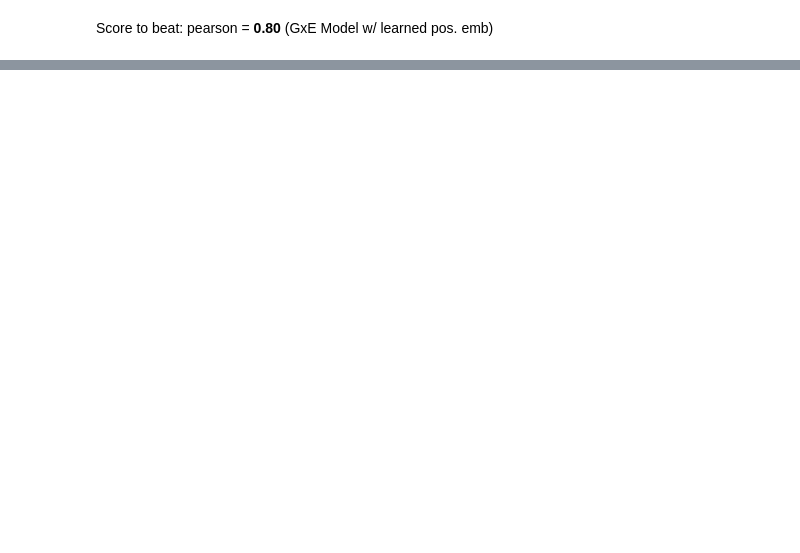
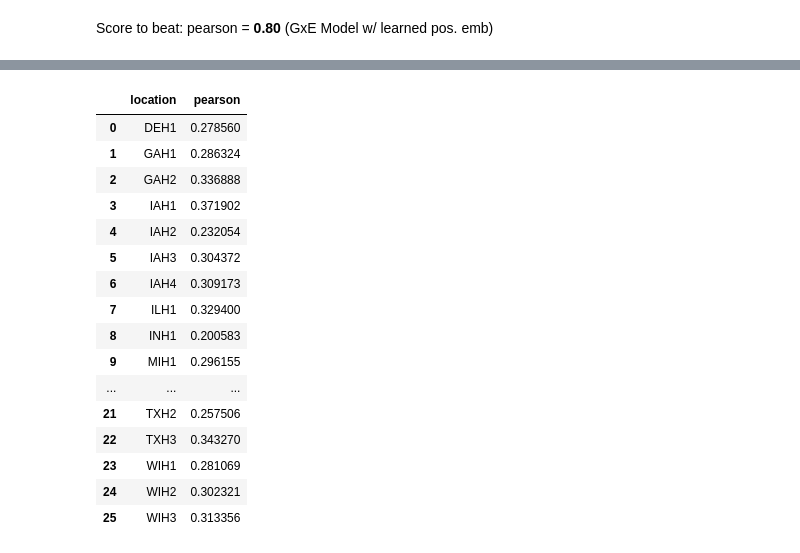
Before and after one commit to Jacobson-CompSysBio/GP-Transformer, a Jupyter notebook: notebooks/eval.ipynb, the cells around one changed output, grey strips where cells are left out. Drawn from its saved outputs; the diff is of its cells as text; code cells hidden in the pictures; blank space fills up the shorter version.

```diff
--- a/notebooks/eval.ipynb
+++ b/notebooks/eval.ipynb
@@ -121,0 +98,34 @@ array([ 8.15989494,  6.86074972, 10.88579655, ..., 12.35618782,
+# %%
+# get locations
+locations = pd.read_csv('../data/maize_data_2014-2022_vs_2023_v2/location_2023.csv')
+location_names = list(np.unique(locations['Field_Location']))
+locations['actual'] = actuals
+locations['pred'] = preds
+# %%
+location_results_df = pd.DataFrame({'location':[],
+                                    'pearson':[]})
+for location in location_names:
+    subset = locations[locations['Field_Location'] == location]
+    pcc = pearsonr(subset['actual'], subset['pred'])[0]
+    new_result = pd.DataFrame({'location': [location], 'pearson': [pcc]})
+    location_results_df = pd.concat([location_results_df, new_result])
+location_results_df = location_results_df.reset_index(drop=True)
+location_results_df
+# %% [output]
+|  | location | pearson |
+| 0 | DEH1 | 0.278560 |
+| 1 | GAH1 | 0.286324 |
+| 2 | GAH2 | 0.336888 |
+| 3 | IAH1 | 0.371902 |
+| 4 | IAH2 | 0.232054 |
+| 5 | IAH3 | 0.304372 |
+| 6 | IAH4 | 0.309173 |
+| 7 | ILH1 | 0.329400 |
+| 8 | INH1 | 0.200583 |
+| 9 | MIH1 | 0.296155 |
+| ... | ... | ... |
+| 21 | TXH2 | 0.257506 |
+| 22 | TXH3 | 0.343270 |
+| 23 | WIH1 | 0.281069 |
+| 24 | WIH2 | 0.302321 |
+| 25 | WIH3 | 0.313356 |
```
Also changed, not shown: parts of 5 cells of this notebook, 9 other files.
